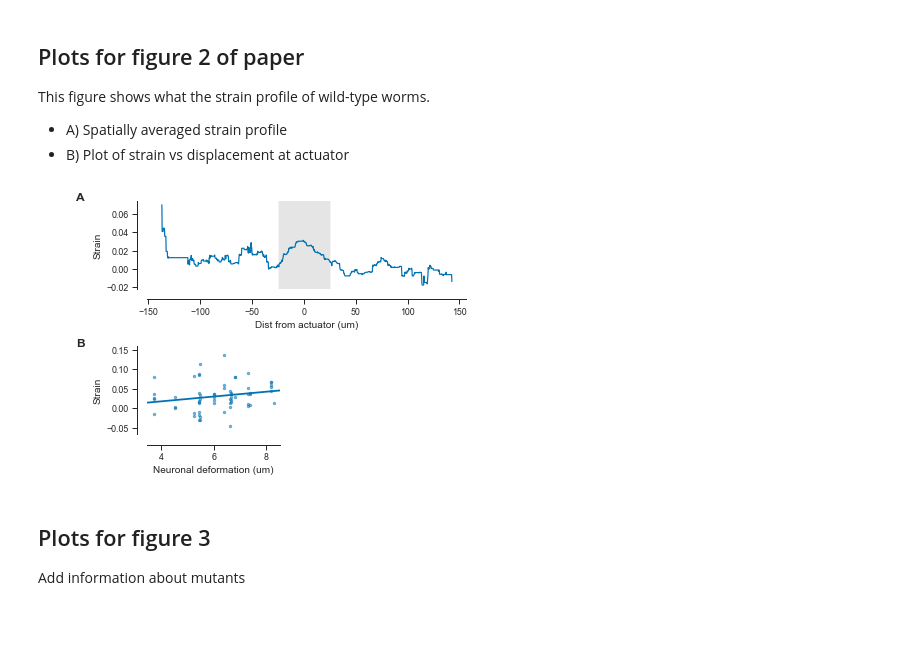
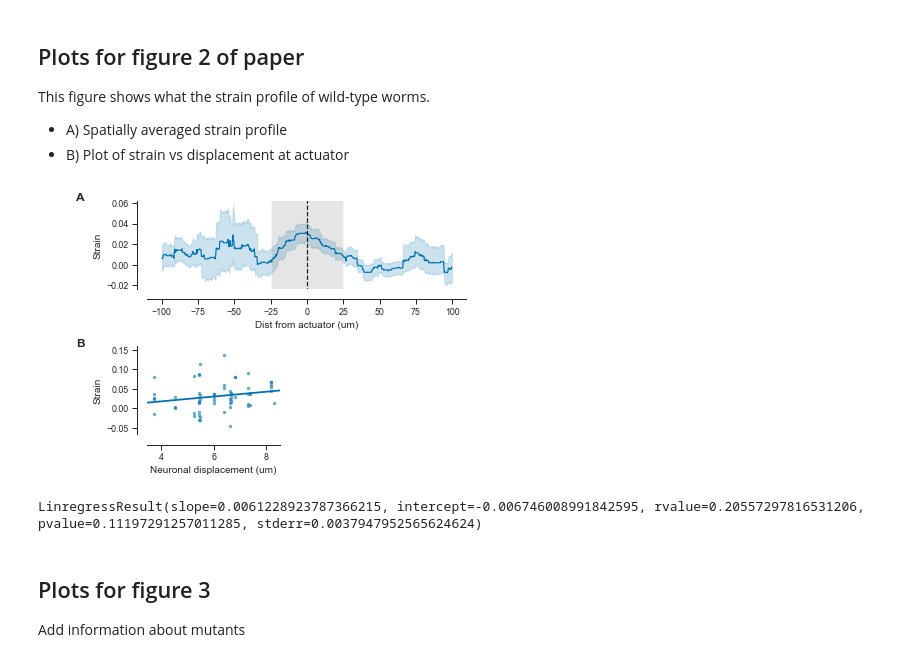
Before and after one commit to anekimken/SSN_ImageAnalysis, a Jupyter notebook: Notebooks/Displacement and Strain Plots.ipynb, the cells around one changed output. Saved outputs shown, nothing was run; the diff lists cells and outputs as text; code cells hidden in the pictures; blank space fills up the shorter version.

```diff
--- a/Notebooks/Displacement and Strain Plots.ipynb
+++ b/Notebooks/Displacement and Strain Plots.ipynb
@@ -39,8 +39,8 @@ allele_dict = {'NM3573': 'control',
                'GN885': 'him-4(e1267)',
                'GN886': 'mec-1(e1066)',
                'GN887': 'mec-1(e1738)',
-               'GN906': 'mec-5(u444)'}
-#                'N2': 'wild-type',
+               'GN906': 'mec-5(u444)',
+               'N2': 'wild-type'}
 # %% [markdown]
 ### Experimental parameters
 # %%
@@ -1167,43 +1218,55 @@ panel_A_ax = fig.add_subplot(gs[0, 1:])
 panel_B_ax = fig.add_subplot(gs[1, 1])
 diagram_ax = fig.add_subplot(gs[1, 2])
 
 # Panel Labels
 for letter, ax in zip(['A', 'B'], [panelA_label_ax, panelB_label_ax]):
     ax.text(0, 1, letter, weight='bold')
     ax.axis('off')
 
 # Make plots
-sns.lineplot(x='y', y='strain', hue='genotype', palette=None, #hue='max_actuation', palette='inferno',
-             legend=None, ax=panel_A_ax, ci=None,
+sns.lineplot(x='y', y='strain', hue='genotype', palette=None,
+             legend=None, ax=panel_A_ax,# ci=None,
              data=spatial_strain_df.loc[(spatial_strain_df['pressure'] == 300) &
-                                        (spatial_strain_df['worm_strain'] == 'NM3573')])
+                                        (spatial_strain_df['worm_strain'] == 'NM3573')&
+                                        (spatial_strain_df['y'] > -100) &
+                                        (spatial_strain_df['y'] < 100)])
 # sns.lineplot(x='y', y='stretch', hue='genotype', style='frame', units='Experiment_id', estimator=None, ci=None,
 #              alpha=0.2, legend=None, lw=1, dashes=['', '', '', '', ''],
 #              data=spatial_strain_df.loc[(spatial_strain_df['pressure'] == 300) &
 #                                         (spatial_strain_df['worm_strain'] == 'NM3573')])
 panel_A_ax.set_xlabel('Dist from actuator (um)')
 panel_A_ax.set_ylabel('Strain')
 # Create a to show where actuator is
 rect = mpl.patches.Rectangle((-25,-1), width=50, height=2, facecolor='gray', alpha=0.2)
 panel_A_ax.add_patch(rect)
-# panel_A_ax.set_ylim((-0.1, 0.1))
+ylim = panel_A_ax.get_ylim()
+panel_A_ax.plot([0, 0],[-1, 1], '--k')
+panel_A_ax.set_ylim(ylim)
 
 sns.regplot(x='max_dist', y='strain', ax=panel_B_ax, scatter_kws={'alpha':0.5}, marker='.', ci=None,
             data=central_mito_pair_df.loc[central_mito_pair_df['worm_strain'] == 'NM3573'])
-panel_B_ax.set_xlabel('Neuronal deformation (um)')
+panel_B_ax.set_xlabel('Neuronal displacement (um)')
 panel_B_ax.set_ylabel('Strain')
-# g = sns.jointplot(x='max_dist', y='strain', xlim=(0,9), #ax=axes[1],
-#                   data=central_mito_pair_df.loc[central_mito_pair_df['worm_strain'] == 'NM3573']);
-# g = g.plot_joint(sns.regplot)
-# g = g.annotate(stats.pearsonr, loc='upper left', frameon=False)
+
+# slope, intercept, r_value, p_value, std_err  = stats.linregress(
+#     x=central_mito_pair_df.loc[central_mito_pair_df['worm_strain']=='NM3573']['max_dist'],
+#     y=central_mito_pair_df.loc[central_mito_pair_df['worm_strain']=='NM3573']['strain'])
+# x_vals = np.arange(-1, 10, 0.05)
+# panel_B_ax.plot(x_vals, intercept + x_vals*slope, 'r-')
+
 sns.despine(offset=10)
 
 diagram_ax.axis('off');
 
 # Save figure
 fig.savefig(fig_save_dir + 'WildTypeStrain.pdf')
 # %% [output]
-[figure, old version]
+[figure, new version]
+# %%
+stats.linregress(x=central_mito_pair_df.loc[central_mito_pair_df['worm_strain']=='NM3573']['max_dist'],
+                 y=central_mito_pair_df.loc[central_mito_pair_df['worm_strain']=='NM3573']['strain'])
+# %% [output]
+LinregressResult(slope=0.0061228923787366215, intercept=-0.006746008991842595, rvalue=0.20557297816531206, pvalue=0.11197291257011285, stderr=0.0037947952565624624)
 # %% [markdown]
 ## Plots for figure 3
 Add information about mutants
```
Also changed, not shown: parts of 21 cells of this notebook, 1 other file.
